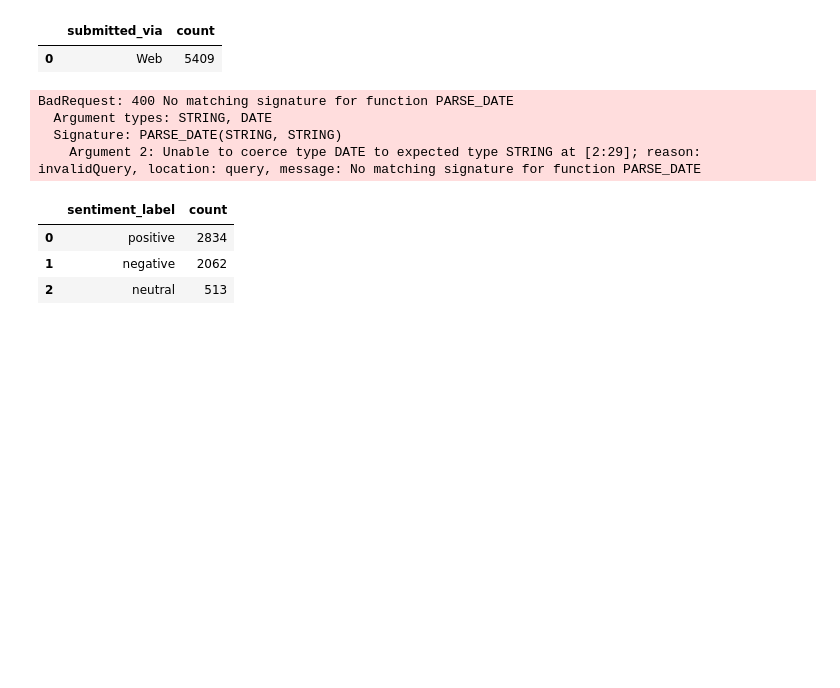
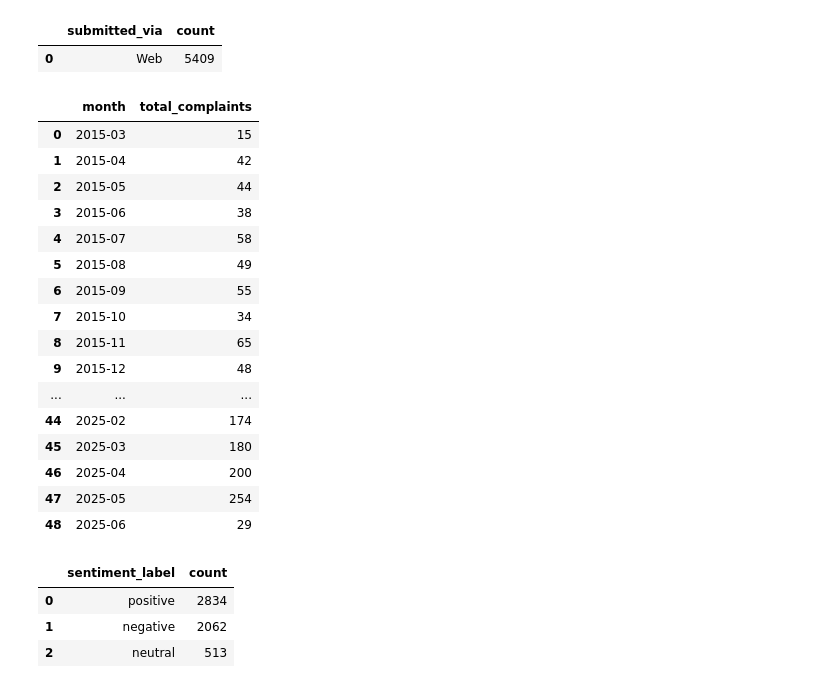
Before and after one commit to SVS-Aditya/amex-complaints-insights-project, a Jupyter notebook: notebooks/09_bigquery_integration.ipynb, the cells around one changed output. Saved outputs shown, nothing was run; the diff lists cells and outputs as text; code cells hidden in the pictures; blank space fills up the shorter version.

```diff
--- a/notebooks/09_bigquery_integration.ipynb
+++ b/notebooks/09_bigquery_integration.ipynb
@@ -110,18 +100,31 @@ client.query(query).to_dataframe()
 | 0 | Web | 5409 |
 # %%
 query = f"""
-SELECT FORMAT_DATE('%Y-%m', PARSE_DATE('%d-%m-%Y', date_received)) as month,
+SELECT FORMAT_DATE('%Y-%m', date_received) as month,
        COUNT(*) as total_complaints
 FROM `{project_id}.{dataset_id}.{table_id}`
 GROUP BY month
 ORDER BY month
 """
 client.query(query).to_dataframe()
 # %% [output]
-BadRequest: 400 No matching signature for function PARSE_DATE
-  Argument types: STRING, DATE
-  Signature: PARSE_DATE(STRING, STRING)
-    Argument 2: Unable to coerce type DATE to expected type STRING at [2:29]; reason: invalidQuery, location: query, message: No matching signature for function PARSE_DATE
+|  | month | total_complaints |
+| 0 | 2015-03 | 15 |
+| 1 | 2015-04 | 42 |
+| 2 | 2015-05 | 44 |
+| 3 | 2015-06 | 38 |
+| 4 | 2015-07 | 58 |
+| 5 | 2015-08 | 49 |
+| 6 | 2015-09 | 55 |
+| 7 | 2015-10 | 34 |
+| 8 | 2015-11 | 65 |
+| 9 | 2015-12 | 48 |
+| ... | ... | ... |
+| 44 | 2025-02 | 174 |
+| 45 | 2025-03 | 180 |
+| 46 | 2025-04 | 200 |
+| 47 | 2025-05 | 254 |
+| 48 | 2025-06 | 29 |
 # %%
 query = f"""
 SELECT sentiment_label, COUNT(*) as count
```
Also changed, not shown: parts of 4 cells of this notebook, 22 other files.
